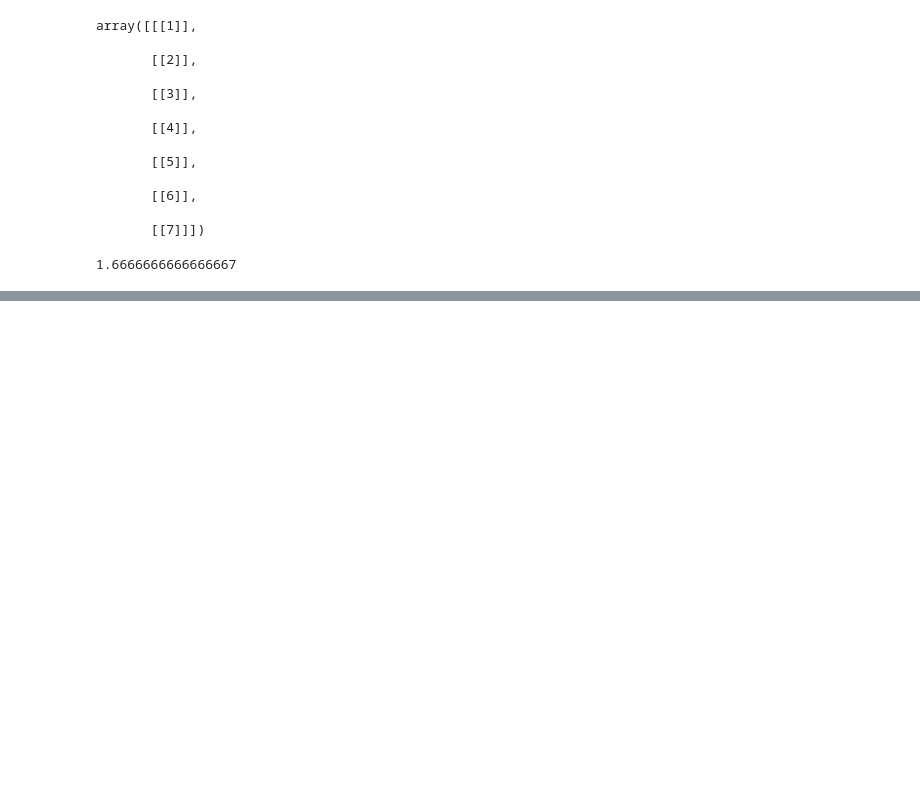
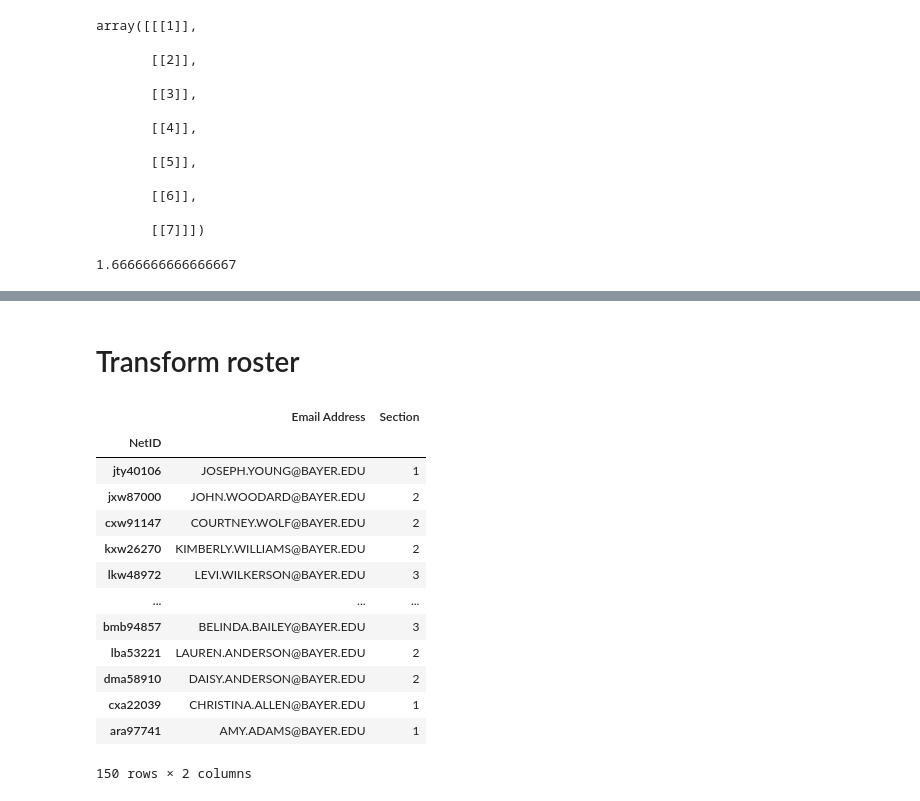
Before and after one commit to ooxiel/OfficePythonProgramming, a Jupyter notebook: Lectures/2023_04_05/09_Numpy.ipynb, the cells around one changed output, grey strips where cells are left out. Saved outputs shown, nothing was run; the diff lists cells and outputs as text; code cells hidden in the pictures; blank space fills up the shorter version.

```diff
--- a/Lectures/2023_04_05/09_Numpy.ipynb
+++ b/Lectures/2023_04_05/09_Numpy.ipynb
@@ -344,0 +360,22 @@ SdkFQ
+# %% [markdown]
+# Transform roster
+# %%
+pd.read_csv('C:\\Users\\becke\\OfficePythonProgramming\\Lectures\\2023-04-12\\6_roster.csv', sep=',', header=0,
+            converters={'NetID': str.lower, 'Email_Address': str.lower},
+            usecols=['Section','NetID','Email Address'],
+            index_col='NetID')
+# %% [output]
+|  | Email Address | Section |
+| NetID |  |  |
+| jty40106 | JOSEPH.YOUNG@BAYER.EDU | 1 |
+| jxw87000 | JOHN.WOODARD@BAYER.EDU | 2 |
+| cxw91147 | COURTNEY.WOLF@BAYER.EDU | 2 |
+| kxw26270 | KIMBERLY.WILLIAMS@BAYER.EDU | 2 |
+| lkw48972 | LEVI.WILKERSON@BAYER.EDU | 3 |
+| ... | ... | ... |
+| bmb94857 | BELINDA.BAILEY@BAYER.EDU | 3 |
+| lba53221 | LAUREN.ANDERSON@BAYER.EDU | 2 |
+| dma58910 | DAISY.ANDERSON@BAYER.EDU | 2 |
+| cxa22039 | CHRISTINA.ALLEN@BAYER.EDU | 1 |
+| ara97741 | AMY.ADAMS@BAYER.EDU | 1 |
+150 rows × 2 columns
```
Also changed, not shown: parts of 1 cell of this notebook, 3 other files.
